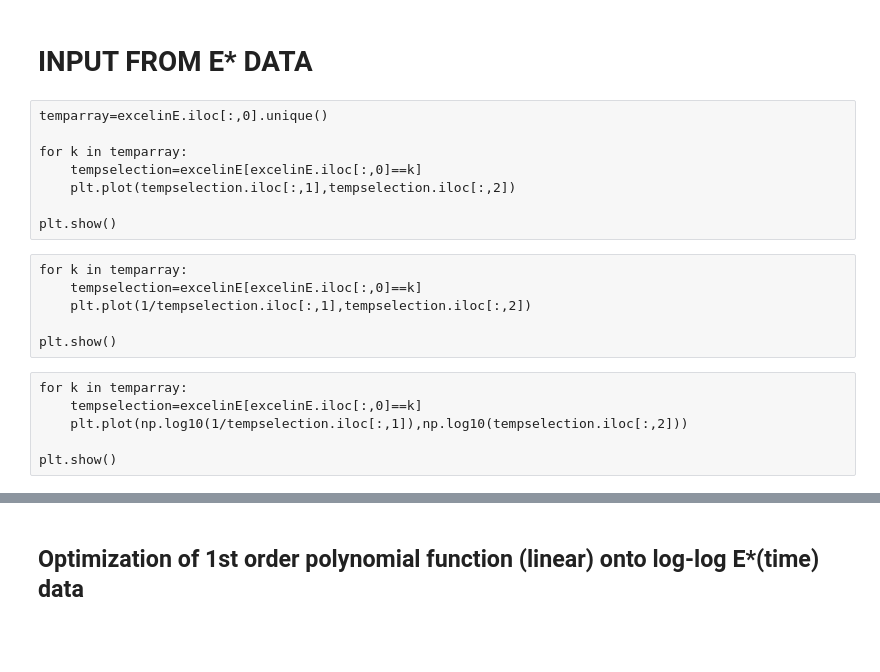
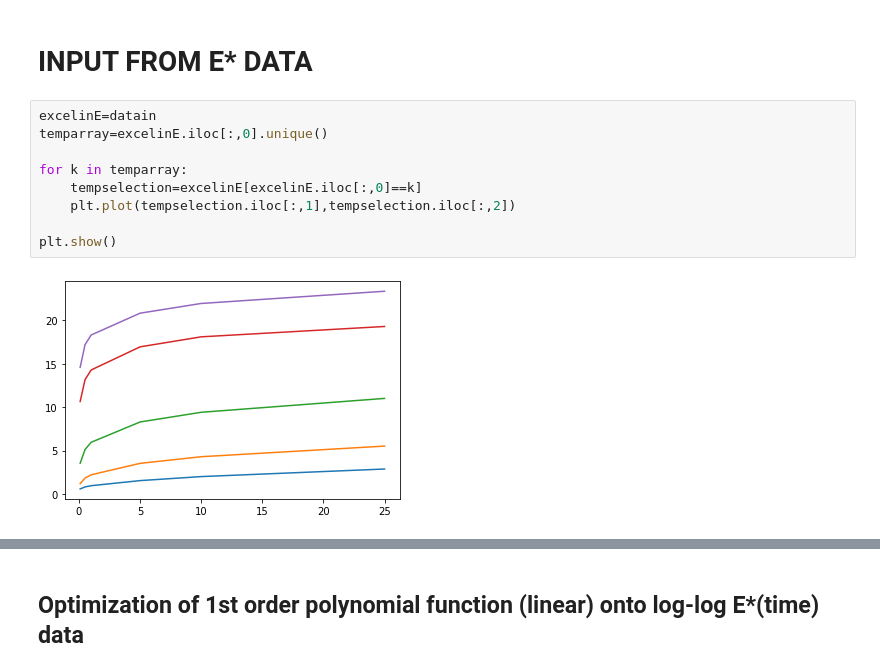
Before and after one commit to mailhebe/ACThStress_Jupyter, a Jupyter notebook: ACThStress.ipynb, the cells around one changed output, grey strips where cells are left out. Drawn from its saved outputs; the diff is of its cells as text; blank space fills up the shorter version.

```diff
--- a/ACThStress.ipynb
+++ b/ACThStress.ipynb
@@ -1218,23 +1284,14 @@ plt.show()
 [figure]
 # %% [markdown]
 # INPUT FROM E* DATA
-# %% [raw]
-temparray=excelinE.iloc[:,0].unique()
-
-for k in temparray:
-    tempselection=excelinE[excelinE.iloc[:,0]==k]
-    plt.plot(tempselection.iloc[:,1],tempselection.iloc[:,2])
-
-plt.show()
-# %% [raw]
-for k in temparray:
-    tempselection=excelinE[excelinE.iloc[:,0]==k]
-    plt.plot(1/tempselection.iloc[:,1],tempselection.iloc[:,2])
-
-plt.show()
-# %% [raw]
-for k in temparray:
-    tempselection=excelinE[excelinE.iloc[:,0]==k]
-    plt.plot(np.log10(1/tempselection.iloc[:,1]),np.log10(tempselection.iloc[:,2]))
-
-plt.show()
+# %%
+excelinE=datain
+temparray=excelinE.iloc[:,0].unique()
+
+for k in temparray:
+    tempselection=excelinE[excelinE.iloc[:,0]==k]
+    plt.plot(tempselection.iloc[:,1],tempselection.iloc[:,2])
+
+plt.show()
+# %% [output]
+[figure, added]
```
Also changed, not shown: parts of 31 cells of this notebook, 9 other files.
